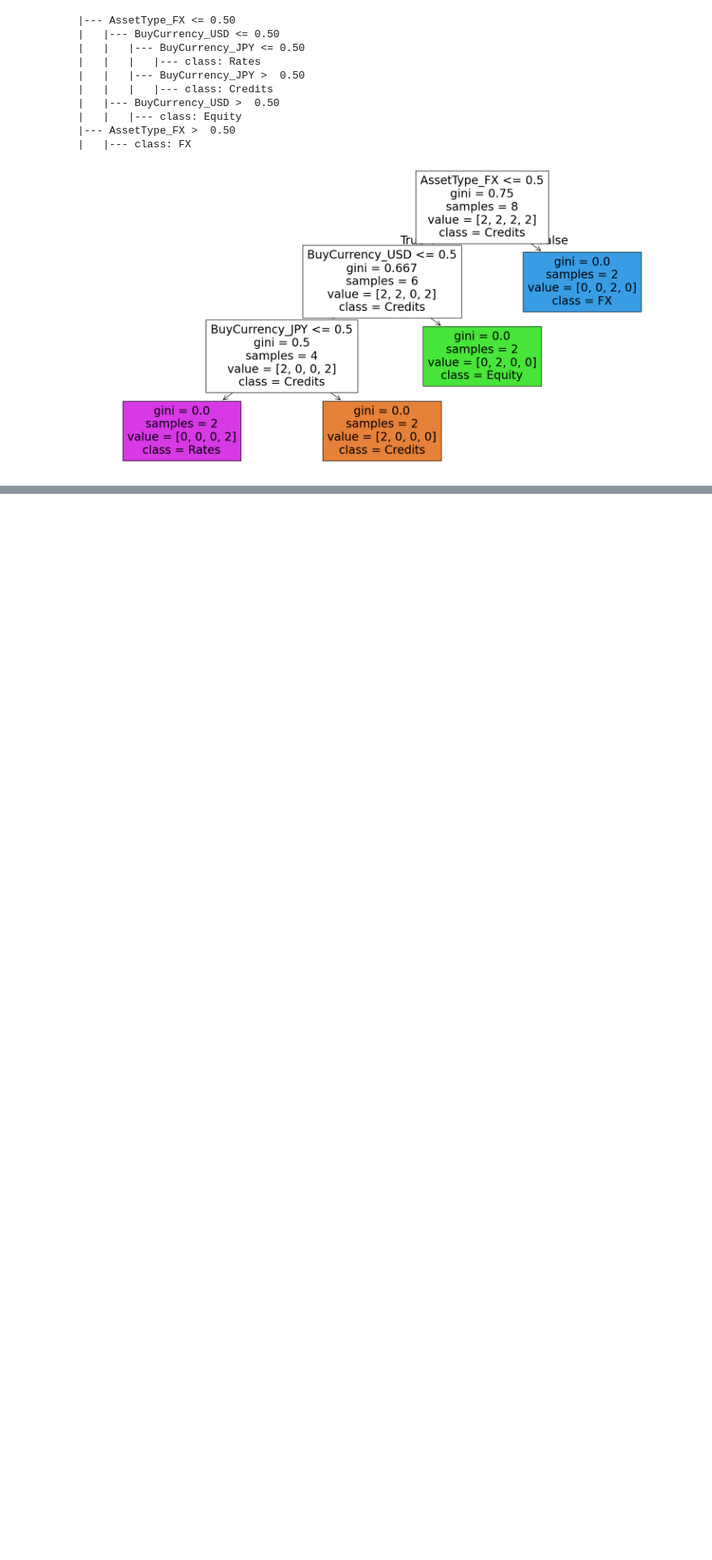
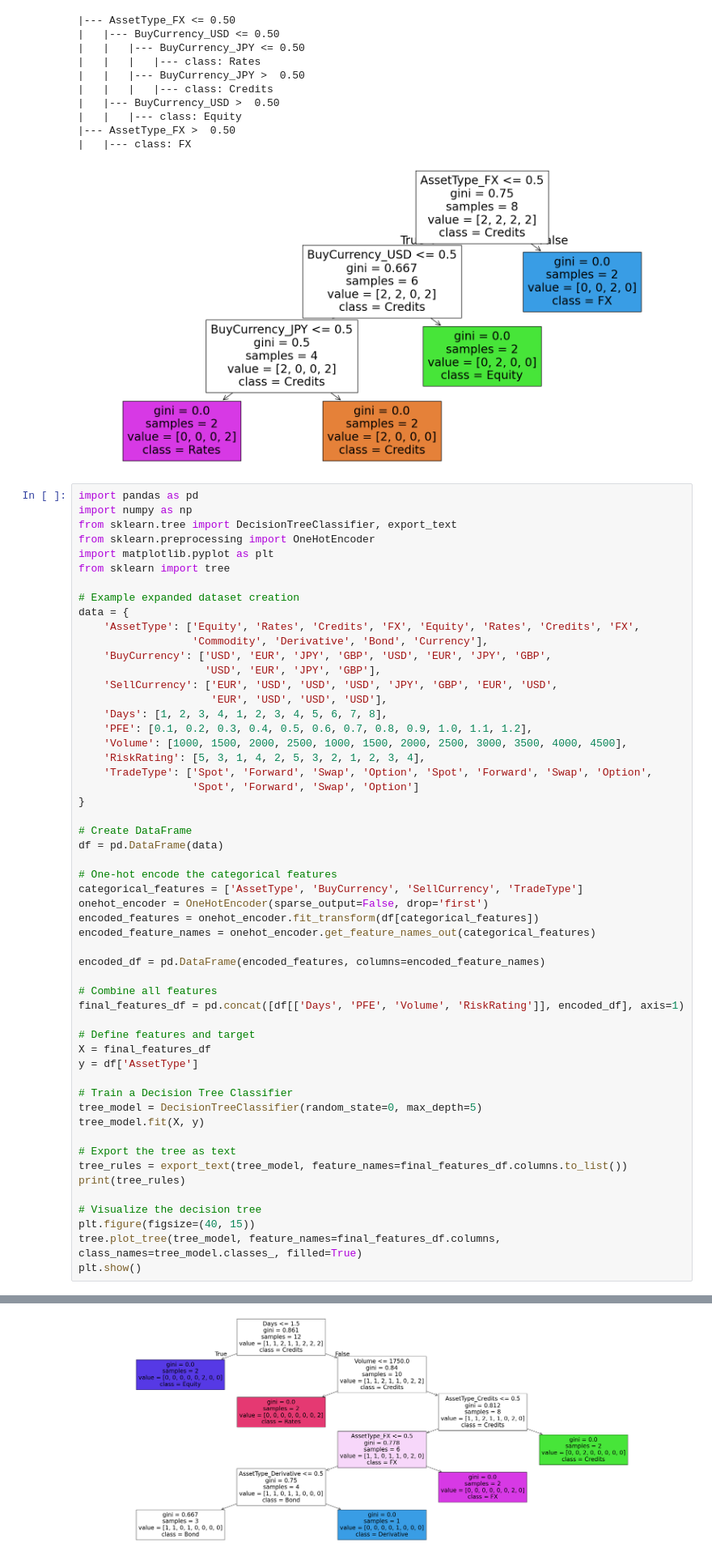
Before and after one commit to chrisjnielson44/RiskEval, a Jupyter notebook: test.ipynb, the cells around one changed output, grey strips where cells are left out. Shown at 81% size. Drawn from its saved outputs; the diff is of its cells as text; blank space fills up the shorter version.

```diff
--- a/test.ipynb
+++ b/test.ipynb
@@ -58,3 +58,58 @@ Matplotlib is building the font cache; this may take a moment.
 |--- AssetType_FX >  0.50
 |   |--- class: FX
 [figure]
+# %%
+import pandas as pd
+import numpy as np
+from sklearn.tree import DecisionTreeClassifier, export_text
+from sklearn.preprocessing import OneHotEncoder
+import matplotlib.pyplot as plt
+from sklearn import tree
+
+# Example expanded dataset creation
+data = {
+    'AssetType': ['Equity', 'Rates', 'Credits', 'FX', 'Equity', 'Rates', 'Credits', 'FX',
+                  'Commodity', 'Derivative', 'Bond', 'Currency'],
+    'BuyCurrency': ['USD', 'EUR', 'JPY', 'GBP', 'USD', 'EUR', 'JPY', 'GBP',
+                    'USD', 'EUR', 'JPY', 'GBP'],
+    'SellCurrency': ['EUR', 'USD', 'USD', 'USD', 'JPY', 'GBP', 'EUR', 'USD',
+                     'EUR', 'USD', 'USD', 'USD'],
+    'Days': [1, 2, 3, 4, 1, 2, 3, 4, 5, 6, 7, 8],
+    'PFE': [0.1, 0.2, 0.3, 0.4, 0.5, 0.6, 0.7, 0.8, 0.9, 1.0, 1.1, 1.2],
+    'Volume': [1000, 1500, 2000, 2500, 1000, 1500, 2000, 2500, 3000, 3500, 4000, 4500],
+    'RiskRating': [5, 3, 1, 4, 2, 5, 3, 2, 1, 2, 3, 4],
+    'TradeType': ['Spot', 'Forward', 'Swap', 'Option', 'Spot', 'Forward', 'Swap', 'Option',
+                  'Spot', 'Forward', 'Swap', 'Option']
+}
+
+# Create DataFrame
+df = pd.DataFrame(data)
+
+# One-hot encode the categorical features
+categorical_features = ['AssetType', 'BuyCurrency', 'SellCurrency', 'TradeType']
+onehot_encoder = OneHotEncoder(sparse_output=False, drop='first')
+encoded_features = onehot_encoder.fit_transform(df[categorical_features])
+encoded_feature_names = onehot_encoder.get_feature_names_out(categorical_features)
+
+encoded_df = pd.DataFrame(encoded_features, columns=encoded_feature_names)
+
+# Combine all features
+final_features_df = pd.concat([df[['Days', 'PFE', 'Volume', 'RiskRating']], encoded_df], axis=1)
+
+# Define features and target
+X = final_features_df
+y = df['AssetType']
+
+# Train a Decision Tree Classifier
+tree_model = DecisionTreeClassifier(random_state=0, max_depth=5)
+tree_model.fit(X, y)
+
+# Export the tree as text
+tree_rules = export_text(tree_model, feature_names=final_features_df.columns.to_list())
+print(tree_rules)
+
+# Visualize the decision tree
+plt.figure(figsize=(40, 15))
+tree.plot_tree(tree_model, feature_names=final_features_df.columns, class_names=tree_model.classes_, filled=True)
+plt.show()
+# %% [output]
@@ -60,0 +132 @@ Matplotlib is building the font cache; this may take a moment.
+[figure, added]
```
Also changed, not shown: parts of 1 cell of this notebook.
